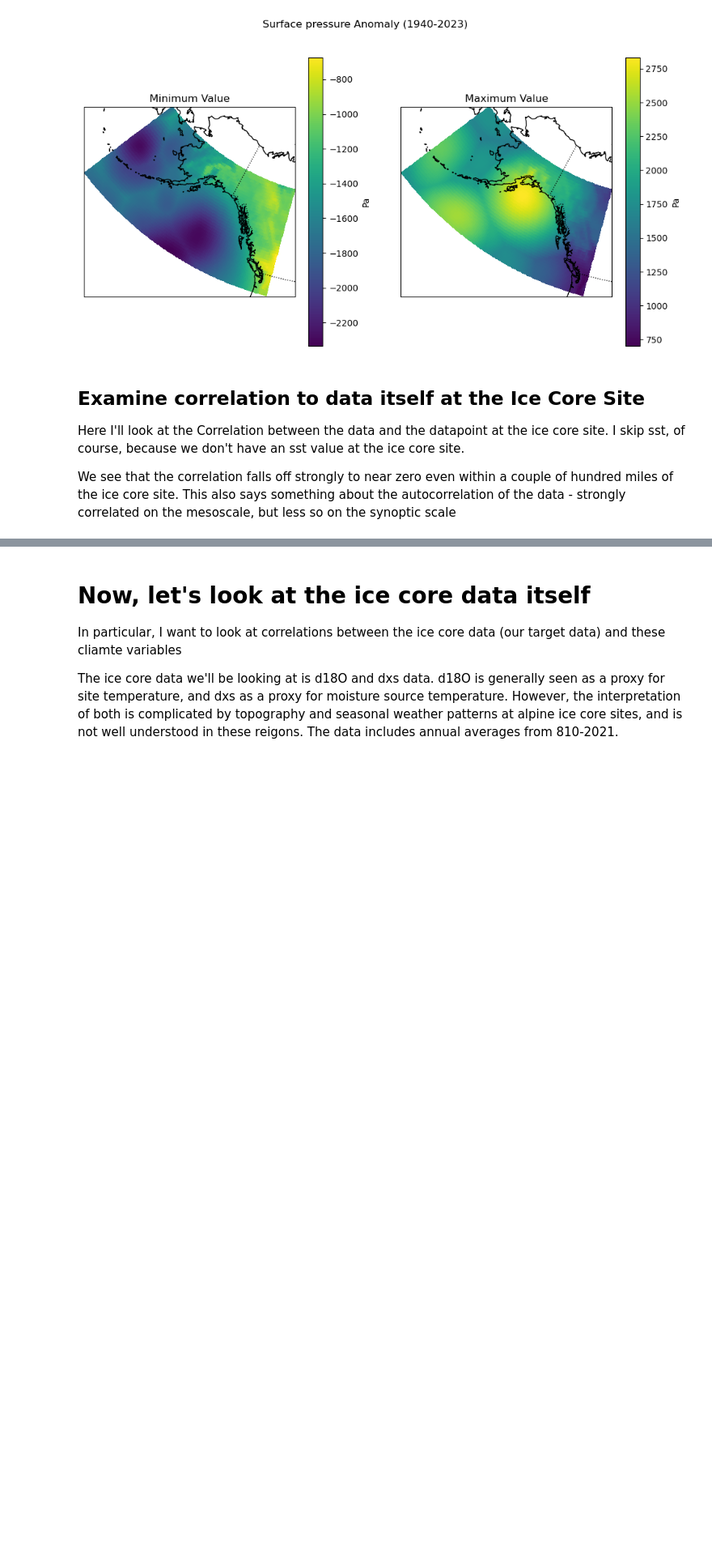
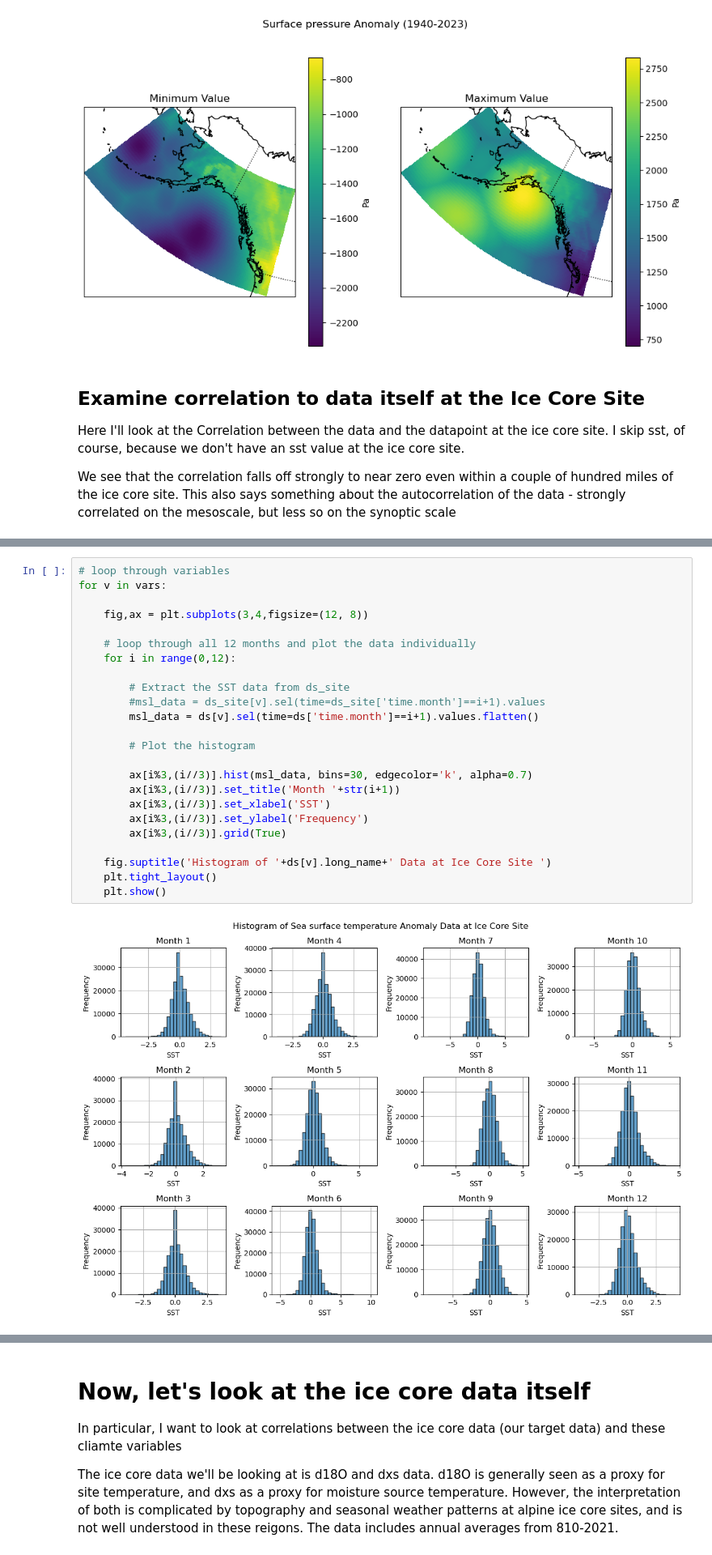
Before and after one commit to liamkirkpatrick/ess469_final, a Jupyter notebook: notebooks/EDA.ipynb, the cells around one changed output, grey strips where cells are left out. Shown at 81% size. Cells and saved outputs as stored; diff of their text form; blank space fills up the shorter version.

```diff
--- a/notebooks/EDA.ipynb
+++ b/notebooks/EDA.ipynb
@@ -208,0 +209,26 @@ It's too much to produce histograms with ALL of the data on one graph, so I'll l
+# %%
+# loop through variables
+for v in vars:
+
+    fig,ax = plt.subplots(3,4,figsize=(12, 8))
+
+    # loop through all 12 months and plot the data individually
+    for i in range(0,12):
+
+        # Extract the SST data from ds_site
+        #msl_data = ds_site[v].sel(time=ds_site['time.month']==i+1).values
+        msl_data = ds[v].sel(time=ds['time.month']==i+1).values.flatten()
+
+        # Plot the histogram
+
+        ax[i%3,(i//3)].hist(msl_data, bins=30, edgecolor='k', alpha=0.7)
+        ax[i%3,(i//3)].set_title('Month '+str(i+1))
+        ax[i%3,(i//3)].set_xlabel('SST')
+        ax[i%3,(i//3)].set_ylabel('Frequency')
+        ax[i%3,(i//3)].grid(True)
+
+    fig.suptitle('Histogram of '+ds[v].long_name+' Data at Ice Core Site ')
+    plt.tight_layout()
+    plt.show()
+# %% [output]
+[figure, added]
```
Also changed, not shown: parts of 7 cells of this notebook, 3 other files.
